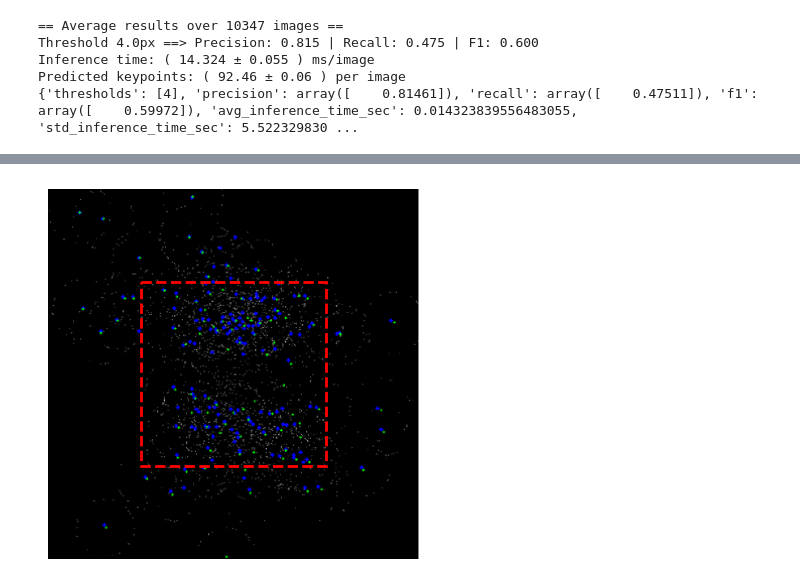
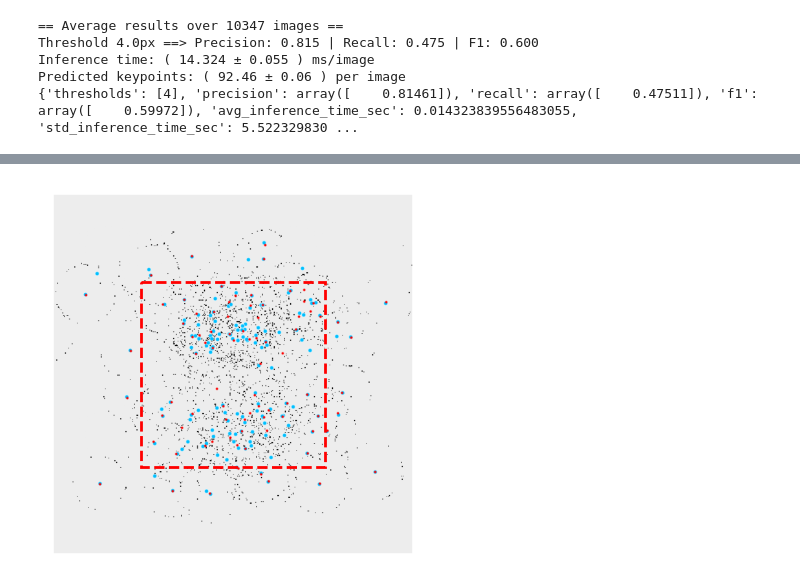
Before and after one commit to DanieleGhezzi25/A-Machine-Learning-Approach-for-Particle-Tracking-in-RICH-Detectors, a Jupyter notebook: KeyPoint_Detection/SharedDataset/420px/inference_YOLO420px.ipynb, the cells around one changed output, grey strips where cells are left out. Cells and saved outputs as stored; diff of their text form; code cells hidden in the pictures.

```diff
--- a/KeyPoint_Detection/SharedDataset/420px/inference_YOLO420px.ipynb
+++ b/KeyPoint_Detection/SharedDataset/420px/inference_YOLO420px.ipynb
@@ -171,32 +171,32 @@ Number of ground truth keypoints: 147
 # %%
 import numpy as np
 import matplotlib.pyplot as plt
 import matplotlib.patches as patches
 
 # Carica immagine
-img = plt.imread('/user/gr1/delphi/dghezzi/YOLO416inferred.PNG')
+img = plt.imread('/user/gr1/delphi/dghezzi/YOLOclean.png')
 
 # Dimensioni immagine (altezza, larghezza)
 h, w = img.shape[:2]
 
 # Lati del rettangolo = metà della dimensione dell'immagine
 rect_w, rect_h = w // 2, h // 2
 
 # Coordinate dell'angolo in alto a sinistra
 x0 = (w - rect_w) // 2
 y0 = (h - rect_h) // 2
 
 # Mostra immagine
 fig, ax = plt.subplots()
 ax.imshow(img)
 ax.axis('off')
 
 # Rettangolo centrale con dashed red lines
 rect = patches.Rectangle((x0, y0), rect_w, rect_h,
                          linewidth=2, edgecolor='r',
                          facecolor='none', linestyle='--')
 ax.add_patch(rect)
 
 plt.show()
 # %% [output]
-[figure, old version]
+[figure, new version]
```
Also changed, not shown: parts of 2 cells of this notebook, 4 other files.
